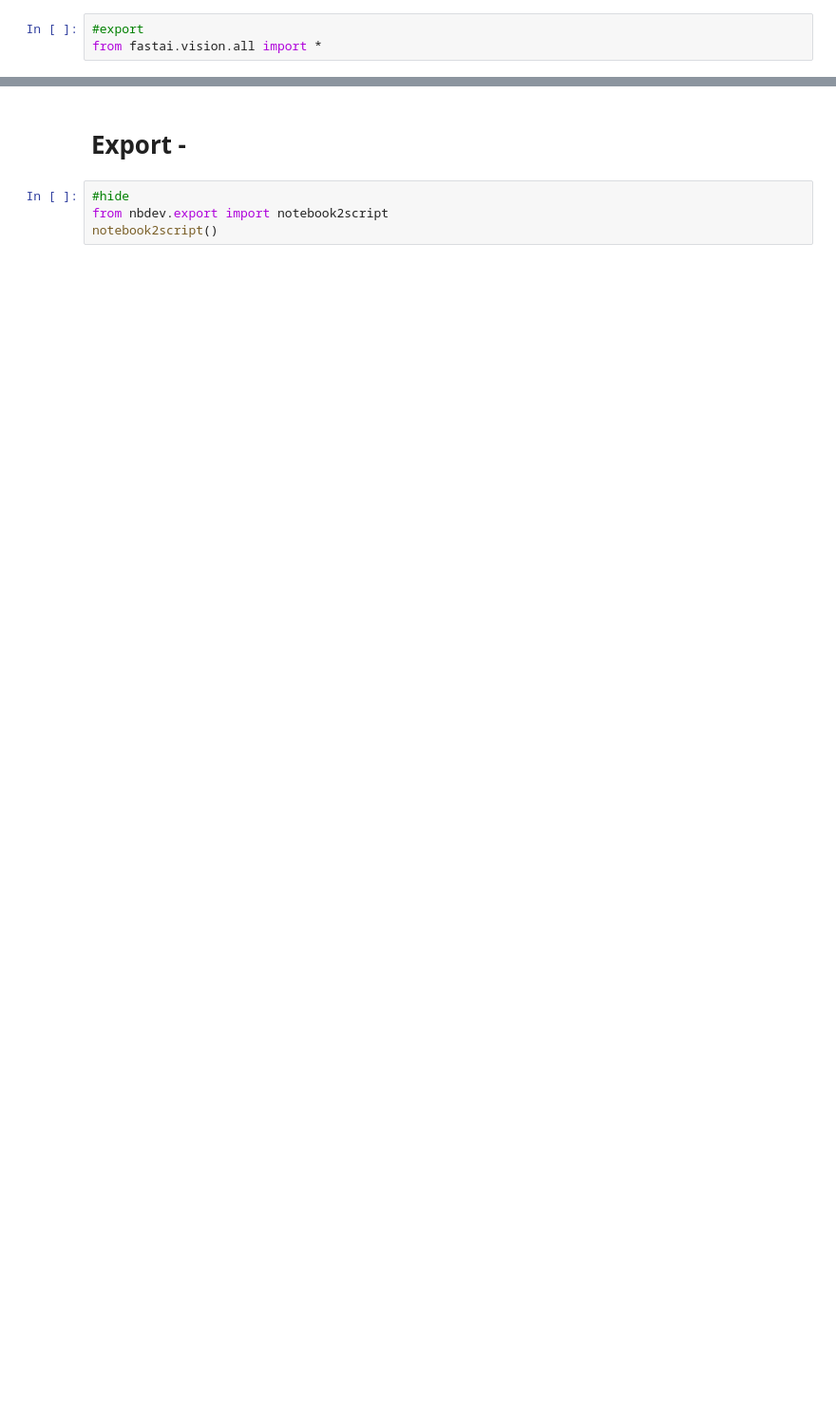
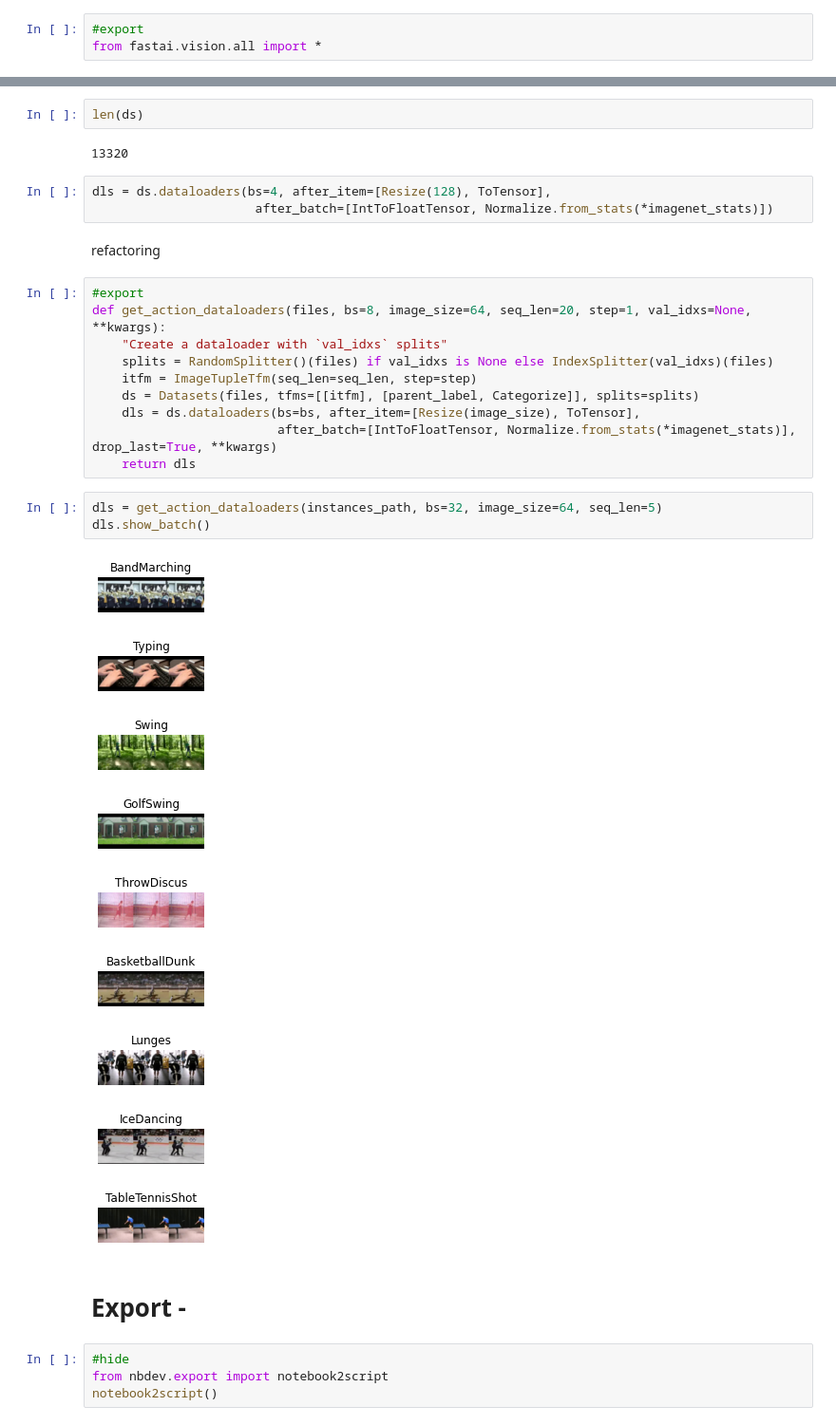
Before and after one commit to tcapelle/action_recognition, a Jupyter notebook: nbs/00_core.ipynb, the cells around one changed output, grey strips where cells are left out. Shown: that part at 95% size. Cells and saved outputs as stored; diff of their text form; blank space fills up the shorter version.

```diff
--- a/nbs/00_core.ipynb
+++ b/nbs/00_core.ipynb
@@ -429,3 +317,35 @@ dls.show_batch()
+# %%
+len(ds)
+# %% [output]
+13320
+# %%
+dls = ds.dataloaders(bs=4, after_item=[Resize(128), ToTensor],
+                      after_batch=[IntToFloatTensor, Normalize.from_stats(*imagenet_stats)])
+# %% [markdown]
+refactoring
+# %%
+#export
+def get_action_dataloaders(files, bs=8, image_size=64, seq_len=20, step=1, val_idxs=None, **kwargs):
+    "Create a dataloader with `val_idxs` splits"
+    splits = RandomSplitter()(files) if val_idxs is None else IndexSplitter(val_idxs)(files)
+    itfm = ImageTupleTfm(seq_len=seq_len, step=step)
+    ds = Datasets(files, tfms=[[itfm], [parent_label, Categorize]], splits=splits)
+    dls = ds.dataloaders(bs=bs, after_item=[Resize(image_size), ToTensor],
+                         after_batch=[IntToFloatTensor, Normalize.from_stats(*imagenet_stats)], drop_last=True, **kwargs)
+    return dls
+# %%
+dls = get_action_dataloaders(instances_path, bs=32, image_size=64, seq_len=5)
+dls.show_batch()
+# %% [output]
+[figure, added]
+[figure, added]
+[figure, added]
+[figure, added]
+[figure, added]
+[figure, added]
+[figure, added]
+[figure, added]
+[figure, added]
 # %% [markdown]
 # Export -
 # %%
```
Also changed, not shown: parts of 136 cells of this notebook, 14 other files.
